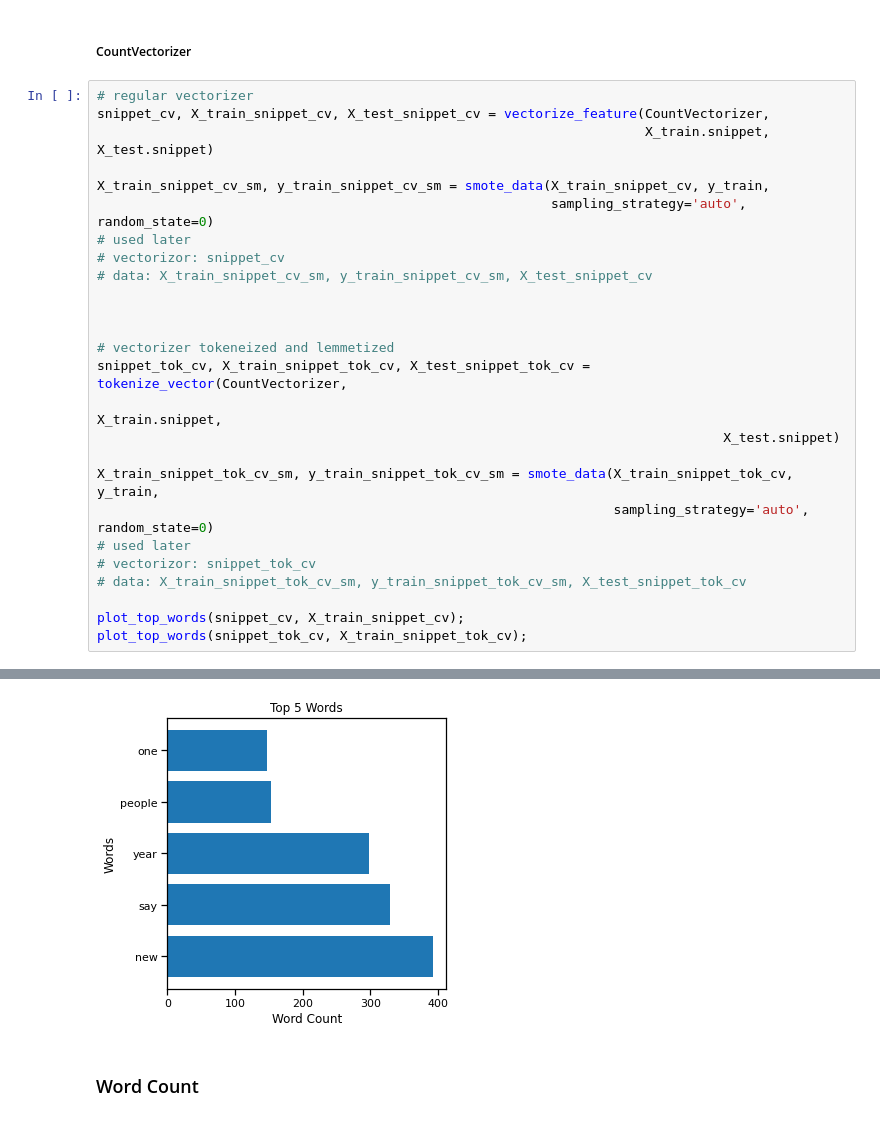
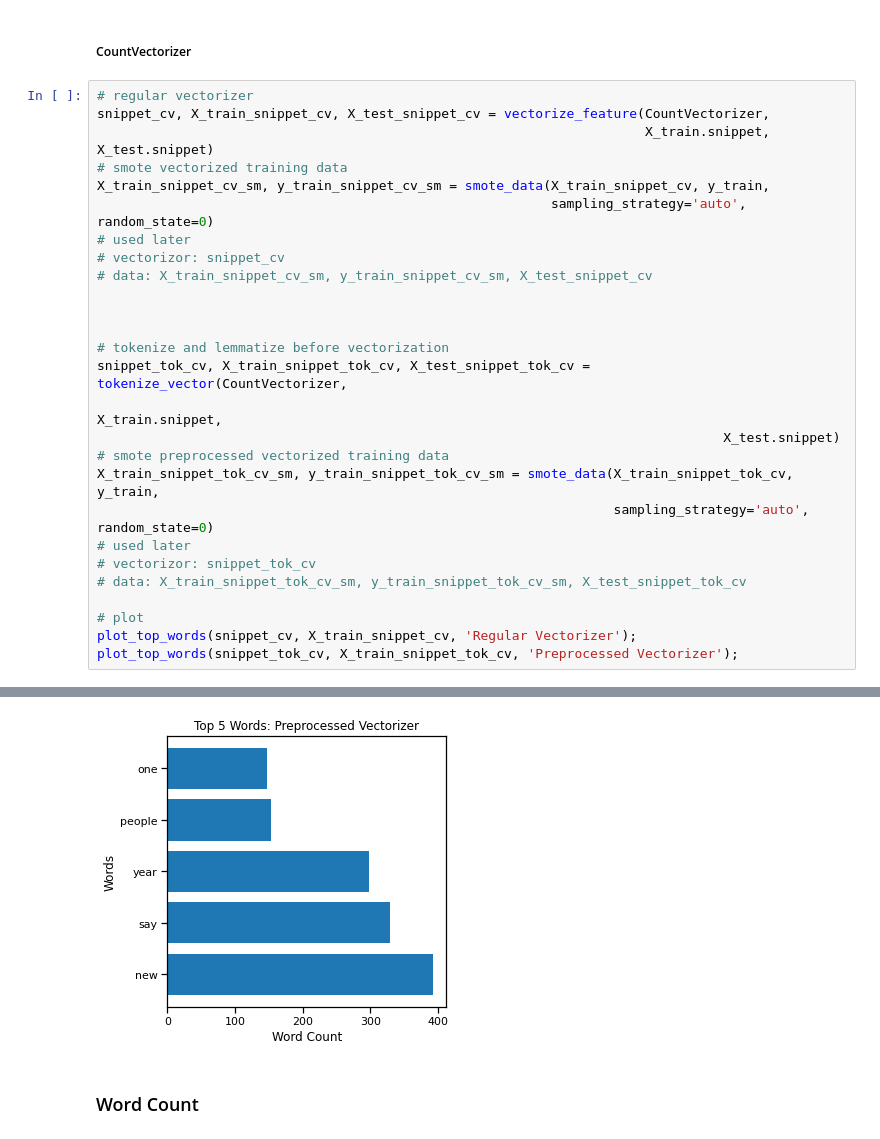
Before and after one commit to zach-hanly/nyt_predicting_shared_articles, a Jupyter notebook: modeling.ipynb, the cells around one changed output, grey strips where cells are left out. Drawn from its saved outputs; the diff is of its cells as text.

```diff
--- a/modeling.ipynb
+++ b/modeling.ipynb
@@ -359,7 +359,7 @@ plot_top_words(snippet_tok_tf, X_train_snippet_tok_tf);
 # regular vectorizer
 snippet_cv, X_train_snippet_cv, X_test_snippet_cv = vectorize_feature(CountVectorizer,
                                                                       X_train.snippet, X_test.snippet)
-
+# smote vectorized training data
 X_train_snippet_cv_sm, y_train_snippet_cv_sm = smote_data(X_train_snippet_cv, y_train,
                                                           sampling_strategy='auto', random_state=0)
 # used later
@@ -368,17 +368,18 @@ X_train_snippet_cv_sm, y_train_snippet_cv_sm = smote_data(X_train_snippet_cv, y_
 
 
 
-# vectorizer tokeneized and lemmetized
+# tokenize and lemmatize before vectorization
 snippet_tok_cv, X_train_snippet_tok_cv, X_test_snippet_tok_cv = tokenize_vector(CountVectorizer,
                                                                                 X_train.snippet,
                                                                                 X_test.snippet)
-
+# smote preprocessed vectorized training data
 X_train_snippet_tok_cv_sm, y_train_snippet_tok_cv_sm = smote_data(X_train_snippet_tok_cv, y_train,
                                                                   sampling_strategy='auto', random_state=0)
 # used later
 # vectorizor: snippet_tok_cv
 # data: X_train_snippet_tok_cv_sm, y_train_snippet_tok_cv_sm, X_test_snippet_tok_cv
 
-plot_top_words(snippet_cv, X_train_snippet_cv);
-plot_top_words(snippet_tok_cv, X_train_snippet_tok_cv);
+# plot
+plot_top_words(snippet_cv, X_train_snippet_cv, 'Regular Vectorizer');
+plot_top_words(snippet_tok_cv, X_train_snippet_tok_cv, 'Preprocessed Vectorizer');
 # %% [output]
@@ -386,4 +387,4 @@ plot_top_words(snippet_tok_cv, X_train_snippet_tok_cv);
-[figure, old version]
+[figure, new version]
 # %% [markdown]
 ### Word Count
 # %%
```
Also changed, not shown: parts of 45 cells of this notebook, 3 other files.
